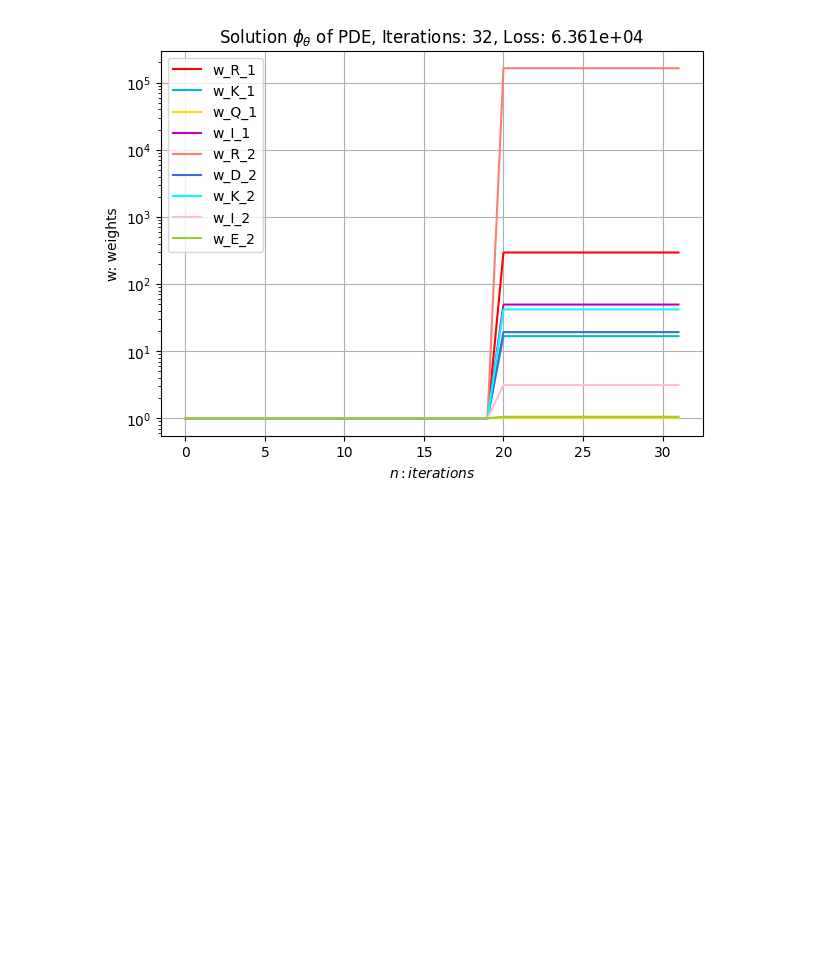
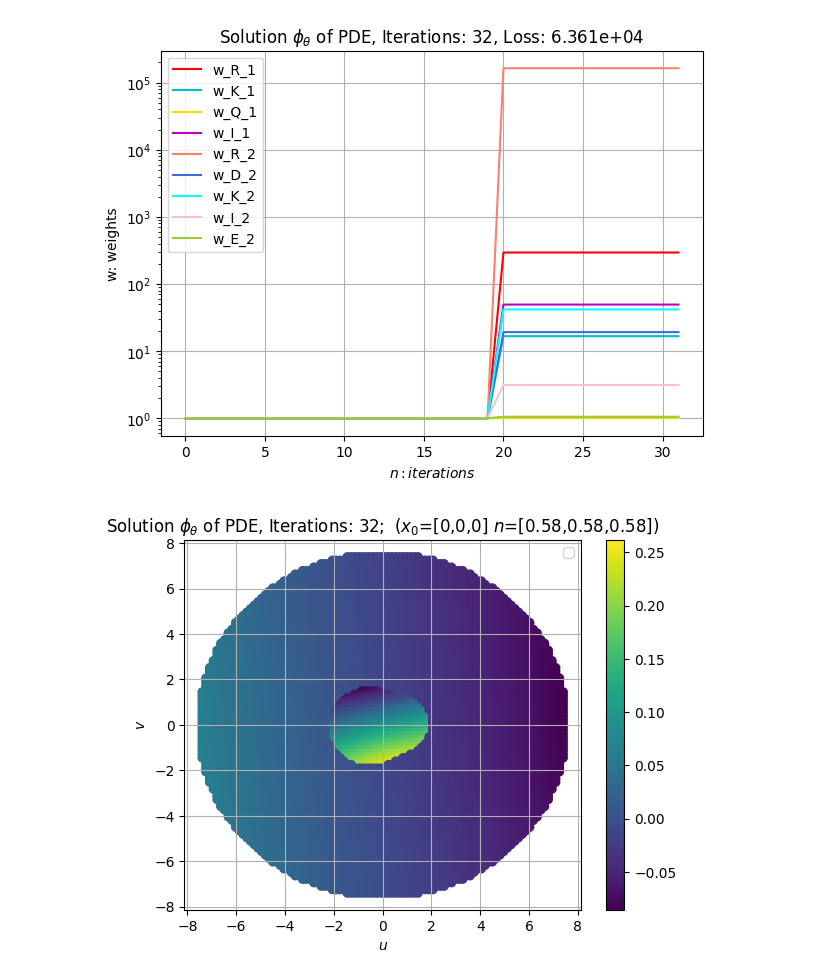
Before and after one commit to MartinAchondo/XPPBE, a Jupyter notebook: code/Post/post_dev.ipynb, the cells around one changed output. Cells and saved outputs as stored; diff of their text form; code cells hidden in the pictures; blank space fills up the shorter version.

```diff
--- a/code/Post/post_dev.ipynb
+++ b/code/Post/post_dev.ipynb
@@ -90,3 +90,7 @@ Post.plot_loss_history(plot_w=True)
 Post.plot_weights_history()
 # %% [output]
 [figure]
+# %%
+Post.plot_phi_contour(n=np.array([1,1,1]))
+# %% [output]
+[figure, added]
```
Also changed, not shown: parts of 2 cells of this notebook, 5 other files.
